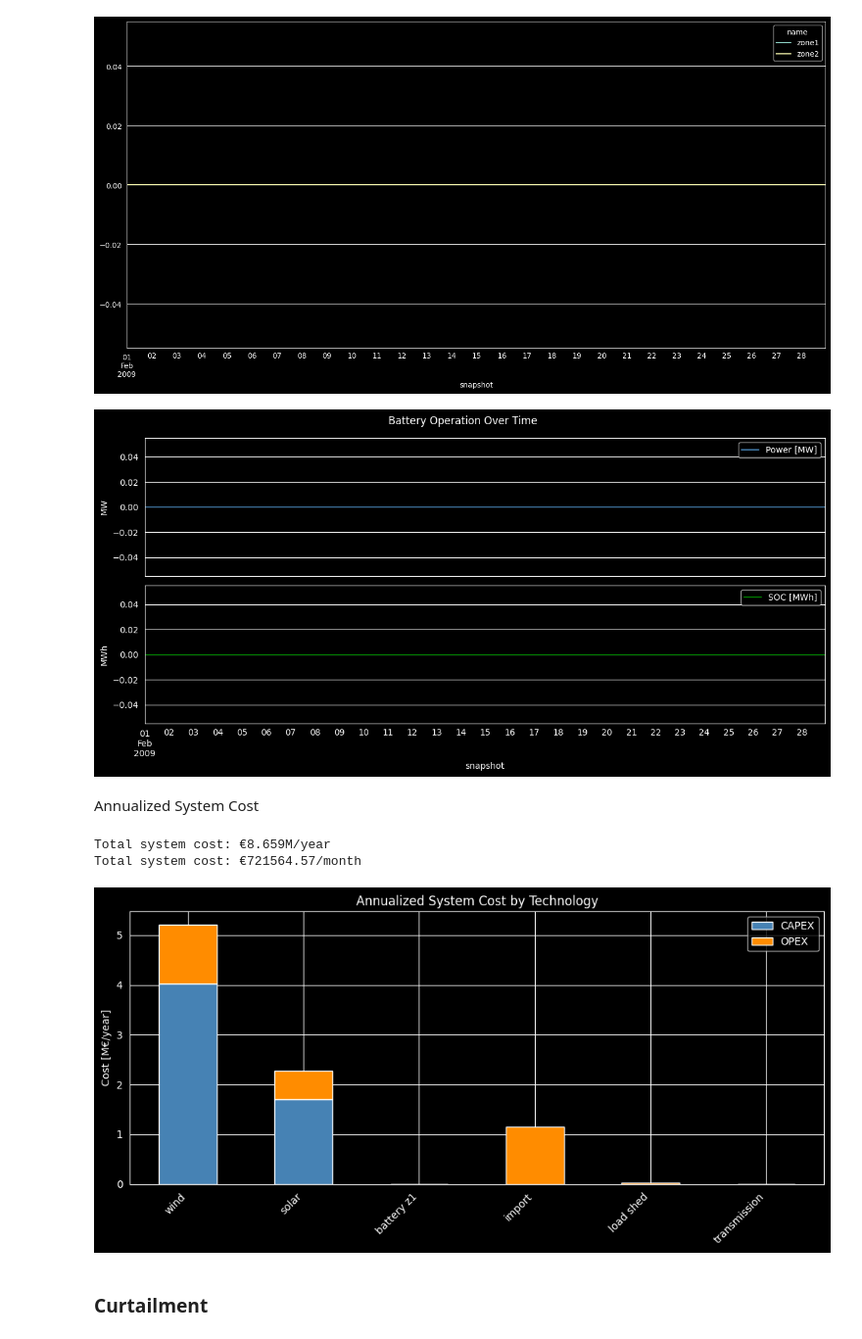
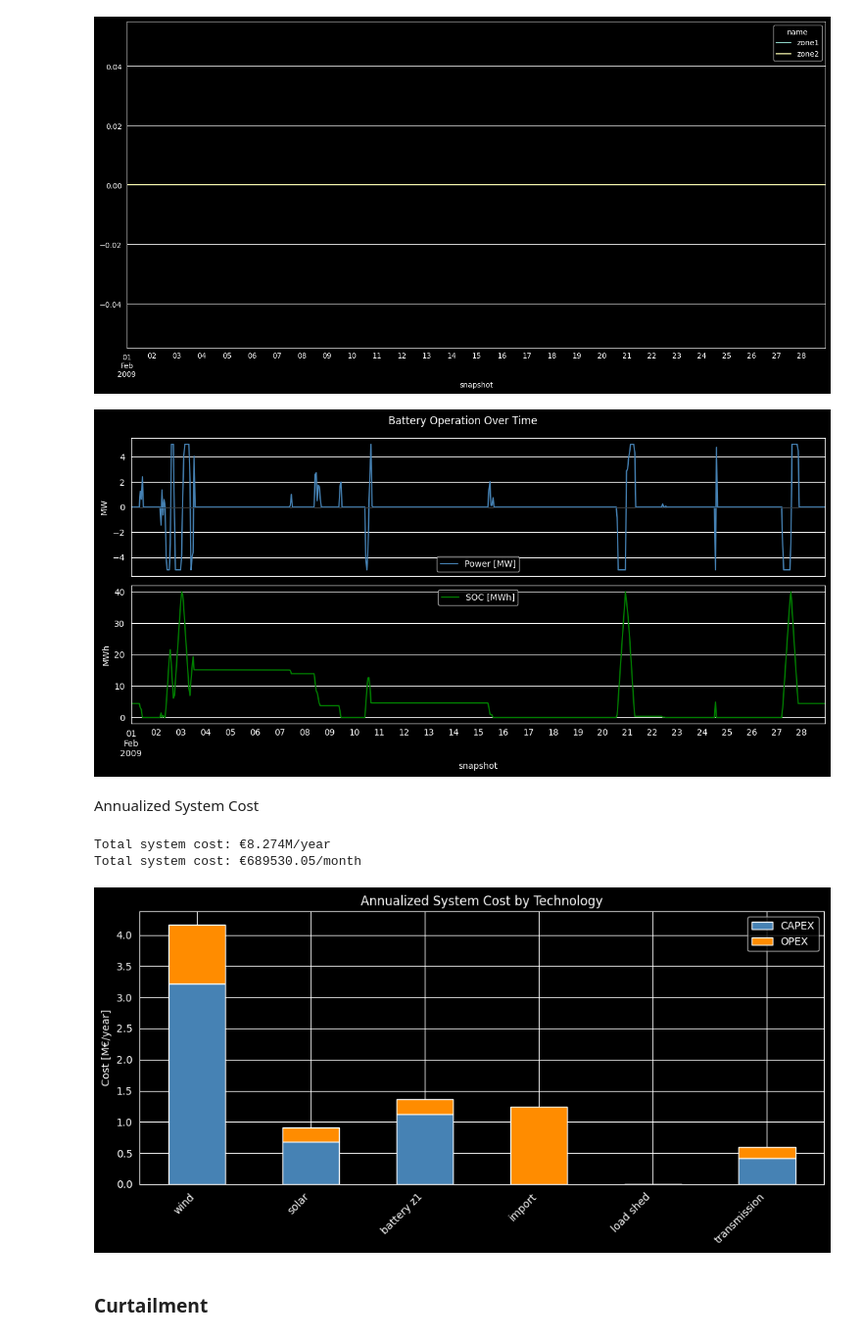
Before and after one commit to karivero/esi_final_repo, a Jupyter notebook: final_esi/ESI_Assignment/part1_scenario_D.ipynb, the cells around one changed output. Shown at 98% size. Saved outputs shown, nothing was run; the diff lists cells and outputs as text; code cells hidden in the pictures.

```diff
--- a/final_esi/ESI_Assignment/part1_scenario_D.ipynb
+++ b/final_esi/ESI_Assignment/part1_scenario_D.ipynb
@@ -373,7 +373,7 @@ import numpy as np
 r = 0.05
 
 # Battery parameters
-p_nom_guess = 20  # MW, initial guess
+p_nom_guess = 10  # MW, initial guess
 # battery_energy_capacity = 25  # MWh
 # battery_max_hours = battery_energy_capacity / p_nom_guess
 eta_charge = Li_ion_battery_charging_efficiency # eta is efficiency
@@ -393,7 +393,7 @@ annualized_capex_transmission = (Electricity_cable_capex*1000) * distance12 * an
 annualized_opex_wind = (Wind_capex * 1000) * Wind_opex  # overnight capex * % = €/MW/year
 annualized_opex_solar = (Solar_capex * 1000) * Solar_opex
 annualized_opex_battery = (Li_ion_battery_capex * 1000) * Li_ion_battery_opex
-annualized_opex_transmission = (Electricity_cable_capex* 1000) * distance12 * Electricity_cable_fixed_opex # fixme is fixed different?
+annualized_opex_transmission = (Electricity_cable_capex* 1000) * distance12 * Electricity_cable_fixed_opex
 
 capital_cost_solar = annualized_capex_solar + annualized_opex_solar
 capital_cost_wind = annualized_capex_wind + annualized_opex_wind
@@ -474,9 +474,9 @@ n.add(
     capital_cost=capital_cost_transmission,
     # p_min_pu=-1,         # bidirectional would be 1
     efficiency=efficiency_transmission,     # line losses 5% over 100km is what for 53km line
-    p_nom_extendable=True,  # set True to co-optimize transmission fixme?
-    p_nom_min=10,
-    p_nom_mod=10 # MW — set to your known transfer capacity fixme choice
+    p_nom_extendable=True,  # set True to co-optimize transmission
+    p_nom_min=30,
+    p_nom_mod=10 # MW — set to your known transfer capacity
     # p_nom=30
     # p_nom_extendable=False
 )
@@ -511,8 +511,8 @@ n.add(
     # p_max_pu=0.05,  # at any hour, max shedding = 5% of p_nom
 )
 
-marginal_cost_wind = 5 # some cost to avoid curtailment
-marginal_cost_solar = 3
+marginal_cost_wind = 0 # consider some cost to limit curtailment
+marginal_cost_solar = 0
 
 n.add(
     "Generator",
@@ -523,7 +523,7 @@ n.add(
     capital_cost=capital_cost_wind, # using MW
     marginal_cost=marginal_cost_wind,
     p_nom_extendable=True, #note allows PyPSA optimization to choose how much capacity to build
-    p_nom_min =50,
+    p_nom_min =40,
 )
 
 n.add(
@@ -535,7 +535,7 @@ n.add(
     capital_cost=capital_cost_solar, # using MW
     marginal_cost=marginal_cost_solar,
     p_nom_extendable=True, #note allows PyPSA optimization to choose how much capacity to build
-    p_nom_min =50,
+    p_nom_min =20,
 )
 
 n.add(
@@ -551,10 +551,10 @@ n.add(
 #manually swap batteries
 n.add(
     "StorageUnit",
-    "battery storage zone 1", #fixme how to make sure only one battery built at a time?
+    "battery storage zone 1",
     bus="zone1",
     carrier="battery storage",
-    p_nom=p_nom_guess, #MW
+    p_nom_min=p_nom_guess, #MW
     p_nom_extendable=True,
     max_hours=4, # E_max = p_nom * max_hours battery can go 3 hours at full discharge
     capital_cost=capital_cost_battery, #needs to be in eur/MW
@@ -569,7 +569,7 @@ n.add(
 
 # n.add(
 #     "StorageUnit",
-#     "battery storage zone 2", #fixme how to make sure only one battery built at a time?
+#     "battery storage zone 2",
 #     bus="zone2",
 #     carrier="battery storage",
 #     p_nom=p_nom_guess, #MW
@@ -734,7 +718,7 @@ plt.suptitle("Battery Operation Over Time")
 plt.tight_layout()
 plt.show()
 # %% [output]
-[figure, old version]
+[figure, new version]
 # %% [markdown]
 Annualized System Cost
 # %%
@@ -747,42 +731,43 @@ opt_battery_z1_mw = n.storage_units.p_nom_opt["battery storage zone 1"]
 opt_import_mwh = n.generators_t.p["import"].sum()
 opt_loadshed_mwh = n.generators_t.p["load shedding"].sum()
 
+transmission_capacity = n.links.loc["zone1-zone2", "p_nom_opt"]
 cost_data = {
     "wind":       {"CAPEX": annualized_capex_wind * opt_wind_mw,
                    "OPEX":  annualized_opex_wind  * opt_wind_mw},
     "solar":      {"CAPEX": annualized_capex_solar * opt_solar_mw,
                    "OPEX":  annualized_opex_solar  * opt_solar_mw},
     "battery z1": {"CAPEX": annualized_capex_battery * opt_battery_z1_mw,
                    "OPEX":  annualized_opex_battery  * opt_battery_z1_mw},
     # "battery z2": {"CAPEX": annualized_capex_battery * opt_battery_z2_mw,
     #                "OPEX":  annualized_opex_battery  * opt_battery_z2_mw},
     "import":     {"CAPEX": 0,
                    "OPEX":  Operational_cost_electricity_import_cost * opt_import_mwh},
     "load shed":  {"CAPEX": 0,
                    "OPEX":  Operational_cost_lost_load_penalty * opt_loadshed_mwh},
-    "transmission": {"CAPEX": annualized_capex_transmission * n.links.loc["zone1-zone2", "p_nom"],
-                     "OPEX":  annualized_opex_transmission  * n.links.loc["zone1-zone2", "p_nom"]},
-}
+    "transmission": {"CAPEX": annualized_capex_transmission * transmission_capacity,
+                         "OPEX":  annualized_opex_transmission  * transmission_capacity,},
+    }
 
 cost_df = pd.DataFrame(cost_data).T.div(1e6)  # convert to M€
 
 # plot
 print(f"Total system cost: €{cost_df['CAPEX'].sum() + cost_df['OPEX'].sum():.3f}M/year")
 total_annual_cost = cost_df['CAPEX'].sum() + cost_df['OPEX'].sum()
 total_monthly_cost = total_annual_cost * 1e6/ 12
 print(f"Total system cost: €{total_monthly_cost:.2f}/month")
 fig, ax = plt.subplots(figsize=(10, 5))
 cost_df[["CAPEX", "OPEX"]].plot(kind="bar", stacked=True, ax=ax,
                                  color=["steelblue", "darkorange"])
 ax.set_ylabel("Cost [M€/year]")
 ax.set_title("Annualized System Cost by Technology")
 plt.xticks(rotation=45, ha="right")
 plt.tight_layout()
 plt.show()
 # %% [output]
-Total system cost: €8.659M/year
-Total system cost: €721564.57/month
+Total system cost: €8.274M/year
+Total system cost: €689530.05/month
-[figure, old version]
+[figure, new version]
 # %% [markdown]
 ### Curtailment
 # %%
```
Also changed, not shown: parts of 10 cells of this notebook, 8 other files.
